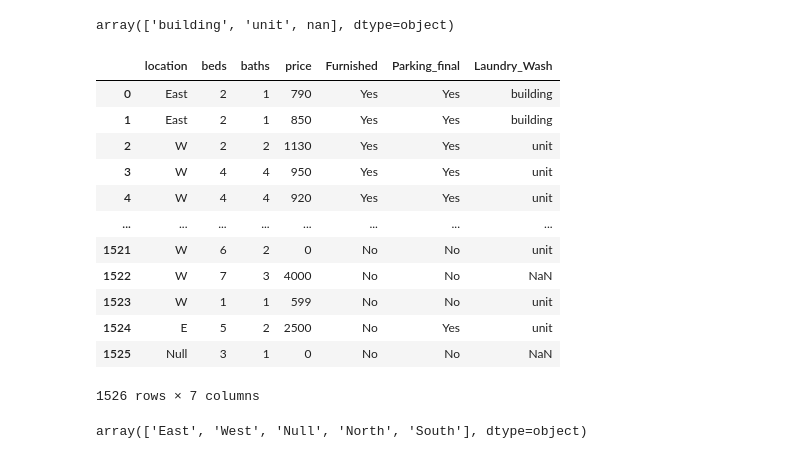
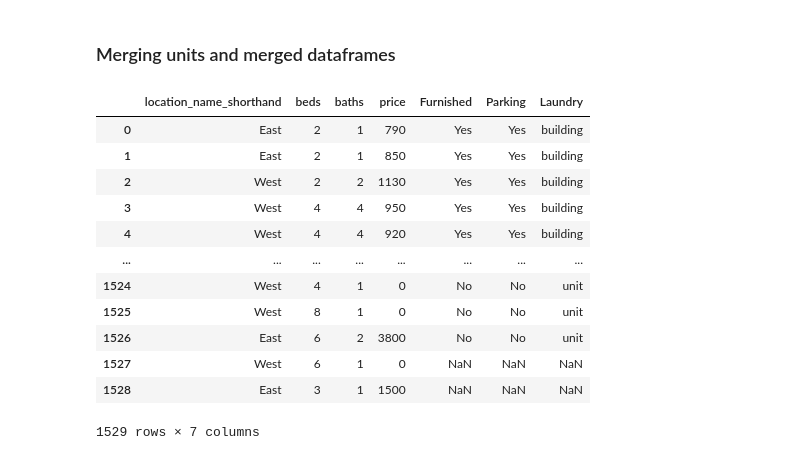
Before and after one commit to Kuriankkr/Ohio-State-Listings-Rent-Prediction-Model, a Jupyter notebook: Web_Scraping_1.ipynb, the cells around one changed output. Drawn from its saved outputs; the diff is of its cells as text; code cells hidden in the pictures.

```diff
--- a/Web_Scraping_1.ipynb
+++ b/Web_Scraping_1.ipynb
@@ -738,2 +502,3 @@ list_laundry
 # %%
-merged["Laundry_Wash"] = merged["Laundry_Wash"].apply(lambda x: "unit" if x in list_laundry else x)
+merged["Laundry"] = merged["Laundry"].apply(lambda x: "unit" if x in list_laundry_unit else x)
+merged["Laundry"] = merged["Laundry"].apply(lambda x: "building" if x in list_laundry_building else x)
@@ -761,3 +504,0 @@ list_laundry_building = ['Laundry Room,On-Site Laundry','On-Site Laundry','Laund
-# %%
-merged["Laundry_Wash"] = merged["Laundry_Wash"].apply(lambda x: "building" if x in list_laundry_building else x)
-merged
@@ -778,31 +505,21 @@ merged
-# %%
-merged['Laundry_Wash'].unique()
-# %% [output]
-array(['building', 'unit', nan], dtype=object)
-# %%
-merged['price'] = merged["price"].apply(lambda x: x.split('-')[0])
-merged
-# %% [output]
-|  | location | beds | baths | price | Furnished | Parking_final | Laundry_Wash |
-| 0 | East | 2 | 1 | 790 | Yes | Yes | building |
-| 1 | East | 2 | 1 | 850 | Yes | Yes | building |
-| 2 | W | 2 | 2 | 1130 | Yes | Yes | unit |
-| 3 | W | 4 | 4 | 950 | Yes | Yes | unit |
-| 4 | W | 4 | 4 | 920 | Yes | Yes | unit |
-| ... | ... | ... | ... | ... | ... | ... | ... |
-| 1521 | W | 6 | 2 | 0 | No | No | unit |
-| 1522 | W | 7 | 3 | 4000 | No | No | NaN |
-| 1523 | W | 1 | 1 | 599 | No | No | unit |
-| 1524 | E | 5 | 2 | 2500 | No | Yes | unit |
-| 1525 | Null | 3 | 1 | 0 | No | No | NaN |
-1526 rows × 7 columns
-# %%
-merged['location'] = merged['location'].apply(lambda x: "West" if x == "W" else x)
-merged['location']  = merged['location'].apply(lambda x: "East" if x == "E" else x)
-merged['location']  = merged['location'].apply(lambda x: "North" if x == "N" else x)
-merged['location']  = merged['location'].apply(lambda x: "South" if x == "S" else x)
-# %%
-merged['location'].unique()
-# %% [output]
-array(['East', 'West', 'Null', 'North', 'South'], dtype=object)
+# %% [markdown]
+###  Merging units and merged dataframes
+# %%
+units = pd.merge(units,merged,on = "location_name",how = "left")
+units = units.drop(['location_name'],axis = 1)
+units
+# %% [output]
+|  | location_name_shorthand | beds | baths | price | Furnished | Parking | Laundry |
+| 0 | East | 2 | 1 | 790 | Yes | Yes | building |
+| 1 | East | 2 | 1 | 850 | Yes | Yes | building |
+| 2 | West | 2 | 2 | 1130 | Yes | Yes | building |
+| 3 | West | 4 | 4 | 950 | Yes | Yes | building |
+| 4 | West | 4 | 4 | 920 | Yes | Yes | building |
+| ... | ... | ... | ... | ... | ... | ... | ... |
+| 1524 | West | 4 | 1 | 0 | No | No | unit |
+| 1525 | West | 8 | 1 | 0 | No | No | unit |
+| 1526 | East | 6 | 2 | 3800 | No | No | unit |
+| 1527 | West | 6 | 1 | 0 | NaN | NaN | NaN |
+| 1528 | East | 3 | 1 | 1500 | NaN | NaN | NaN |
+1529 rows × 7 columns
 # %%
```
Also changed, not shown: parts of 89 cells of this notebook.
